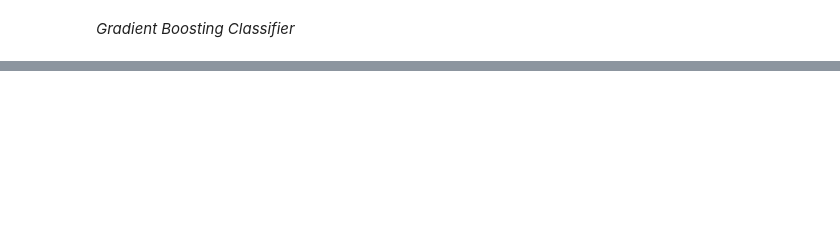
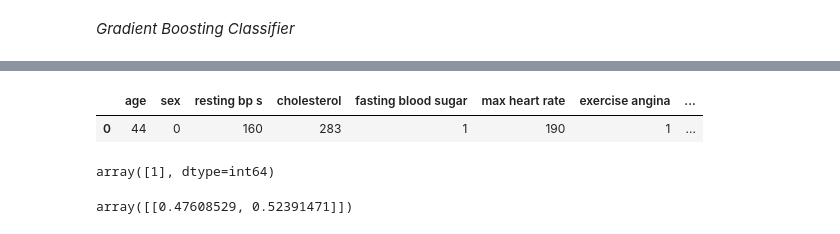
Before and after one commit to luminarian/thinkful-capstone-2, a Jupyter notebook: capstone-2.ipynb, the cells around one changed output, grey strips where cells are left out. Cells and saved outputs as stored; diff of their text form; code cells hidden in the pictures; blank space fills up the shorter version.

```diff
--- a/capstone-2.ipynb
+++ b/capstone-2.ipynb
@@ -274,0 +197,14 @@ plt.show()
+# %%
+example = examples.drop('target', axis=1)
+example
+# %% [output]
+|  | age | sex | resting bp s | cholesterol | fasting blood sugar | max heart rate | exercise angina | ... |
+| 0 | 44 | 0 | 160 | 283 | 1 | 190 | 1 | ... |
+# %%
+gbc_grid_f1.predict(example)
+# %% [output]
+array([1], dtype=int64)
+# %%
+gbc_grid_f1.predict_proba(example)
+# %% [output]
+array([[0.47608529, 0.52391471]])
```
Also changed, not shown: parts of 25 cells of this notebook.
